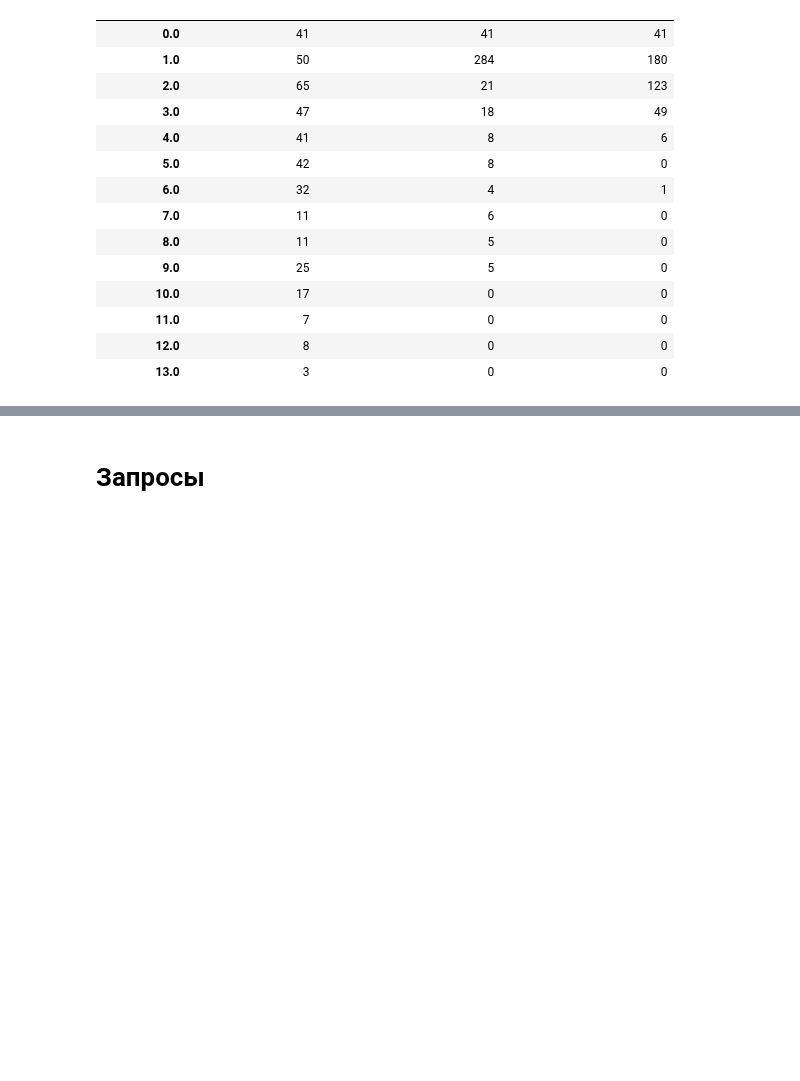
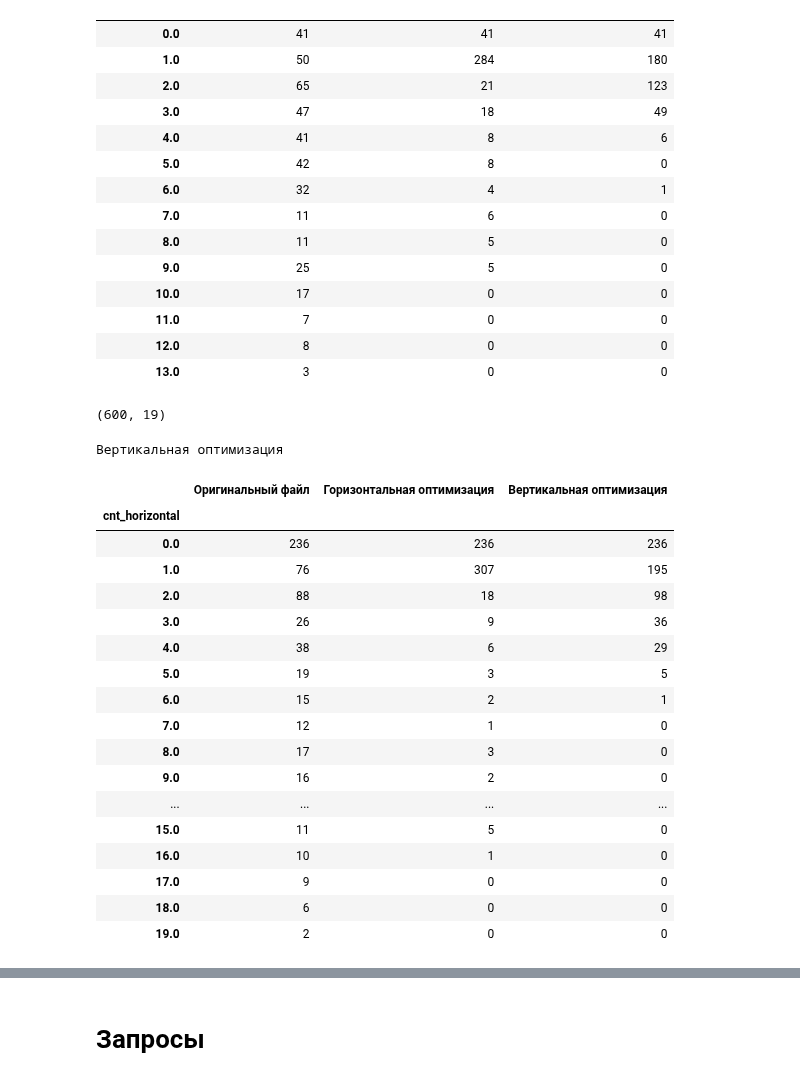
Before and after one commit to mamedovramil/Geoservice-data-analysis, a Jupyter notebook: ten_city.ipynb, the cells around one changed output, grey strips where cells are left out. Cells and saved outputs as stored; diff of their text form; code cells hidden in the pictures; blank space fills up the shorter version.

```diff
--- a/ten_city.ipynb
+++ b/ten_city.ipynb
@@ -289,6 +280,29 @@ start
 | 11.0 | 7 | 0 | 0 |
 | 12.0 | 8 | 0 | 0 |
 | 13.0 | 3 | 0 | 0 |
+# %%
+ratings_df_optimized = optimize_df(df, index=50, cut_level=600, optimization_level=10, ratings_to_count=ratings_to_count)
+# %% [output]
+(600, 19)
+Вертикальная оптимизация
+|  | Оригинальный файл | Горизонтальная оптимизация | Вертикальная оптимизация |
+| cnt_horizontal |  |  |  |
+| 0.0 | 236 | 236 | 236 |
+| 1.0 | 76 | 307 | 195 |
+| 2.0 | 88 | 18 | 98 |
+| 3.0 | 26 | 9 | 36 |
+| 4.0 | 38 | 6 | 29 |
+| 5.0 | 19 | 3 | 5 |
+| 6.0 | 15 | 2 | 1 |
+| 7.0 | 12 | 1 | 0 |
+| 8.0 | 17 | 3 | 0 |
+| 9.0 | 16 | 2 | 0 |
+| ... | ... | ... | ... |
+| 15.0 | 11 | 5 | 0 |
+| 16.0 | 10 | 1 | 0 |
+| 17.0 | 9 | 0 | 0 |
+| 18.0 | 6 | 0 | 0 |
+| 19.0 | 2 | 0 | 0 |
 # %%
 final_df = make_final(df, ratings_df_optimized)
 
```
Also changed, not shown: parts of 5 cells of this notebook, 1 other file.
